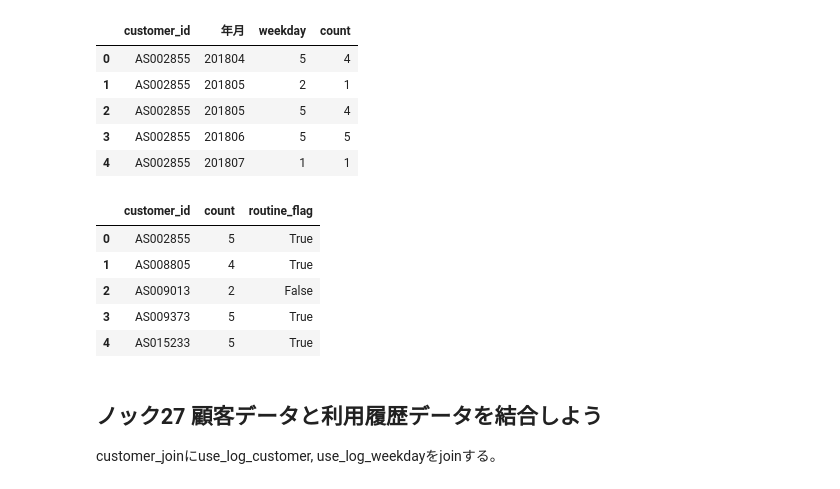
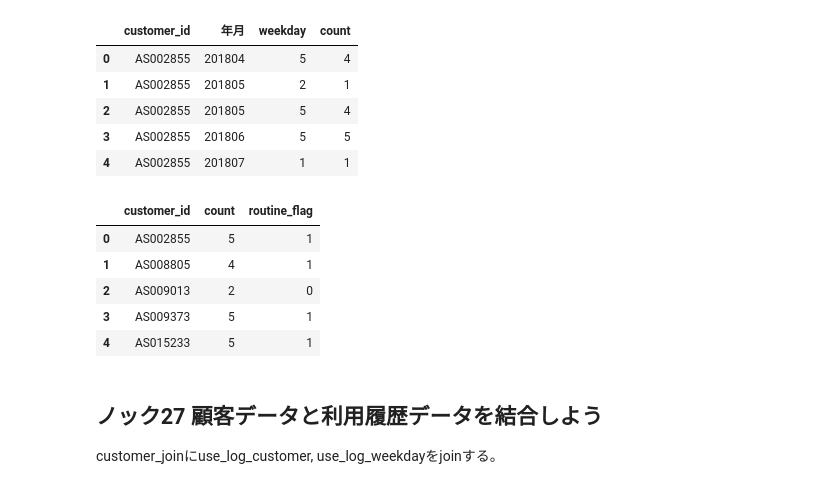
Before and after one commit to color-kurenawi/practical_data_analysis_100, a Jupyter notebook: chapter_03.ipynb, the cells around one changed output. Cells and saved outputs as stored; diff of their text form; code cells hidden in the pictures.

```diff
--- a/chapter_03.ipynb
+++ b/chapter_03.ipynb
@@ -203,18 +203,19 @@ use_log_weekday.head()
 | 4 | AS002855 | 201807 | 1 | 1 |
 # %%
 use_log_weekday = use_log_weekday.groupby("customer_id", as_index=False).max()[["customer_id", "count"]]
-use_log_weekday["routine_flag"] = False
-use_log_weekday["routine_flag"].loc[use_log_weekday["count"] >= 4] = True
+# True/Falseの方が自然だが、describeで計上されないので1/0にする
+use_log_weekday["routine_flag"] = 0
+use_log_weekday["routine_flag"].loc[use_log_weekday["count"] >= 4] = 1
 # テキストの方法 (whereが非直感的な気がする)
 # use_log_weekday["routine_flag"] = use_log_weekday["routine_flag"].where(use_log_weekday["count"] < 4, True)
 use_log_weekday.head()
 # %% [output]
 |  | customer_id | count | routine_flag |
-| 0 | AS002855 | 5 | True |
-| 1 | AS008805 | 4 | True |
-| 2 | AS009013 | 2 | False |
-| 3 | AS009373 | 5 | True |
-| 4 | AS015233 | 5 | True |
+| 0 | AS002855 | 5 | 1 |
+| 1 | AS008805 | 4 | 1 |
+| 2 | AS009013 | 2 | 0 |
+| 3 | AS009373 | 5 | 1 |
+| 4 | AS015233 | 5 | 1 |
 # %% [markdown]
 ## ノック27 顧客データと利用履歴データを結合しよう
 customer_joinにuse_log_customer, use_log_weekdayをjoinする。
```
Also changed, not shown: parts of 9 cells of this notebook.
